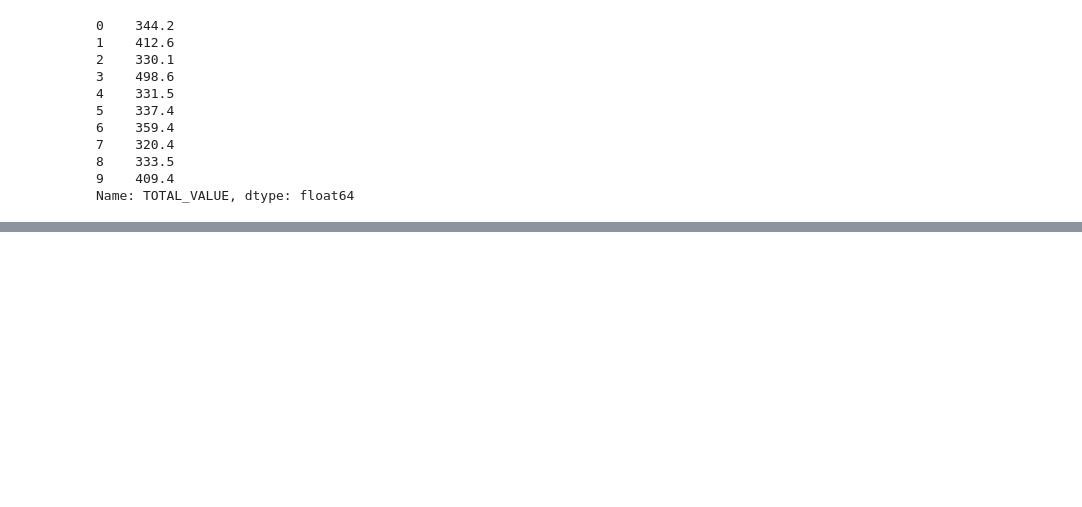
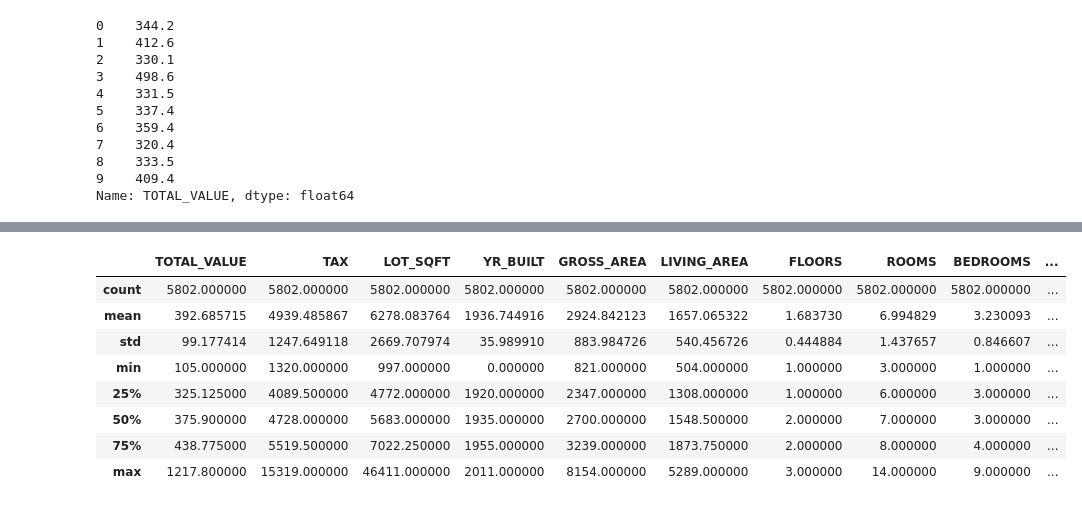
Before and after one commit to yunaasi/Python-Data-Mining, a Jupyter notebook: 데이터마이닝 수업 정리/CH1.2주차.ipynb, the cells around one changed output, grey strips where cells are left out. Drawn from its saved outputs; the diff is of its cells as text; code cells hidden in the pictures; blank space fills up the shorter version.

```diff
--- a/데이터마이닝 수업 정리/CH1.2주차.ipynb
+++ b/데이터마이닝 수업 정리/CH1.2주차.ipynb
@@ -244,0 +273,13 @@ Name: TOTAL_VALUE, dtype: float64
+# %%
+# 전체 데이터 요약
+housing_df.describe()
+# %% [output]
+|  | TOTAL_VALUE | TAX | LOT_SQFT | YR_BUILT | GROSS_AREA | LIVING_AREA | FLOORS | ROOMS | BEDROOMS | ... |
+| count | 5802.000000 | 5802.000000 | 5802.000000 | 5802.000000 | 5802.000000 | 5802.000000 | 5802.000000 | 5802.000000 | 5802.000000 | ... |
+| mean | 392.685715 | 4939.485867 | 6278.083764 | 1936.744916 | 2924.842123 | 1657.065322 | 1.683730 | 6.994829 | 3.230093 | ... |
+| std | 99.177414 | 1247.649118 | 2669.707974 | 35.989910 | 883.984726 | 540.456726 | 0.444884 | 1.437657 | 0.846607 | ... |
+| min | 105.000000 | 1320.000000 | 997.000000 | 0.000000 | 821.000000 | 504.000000 | 1.000000 | 3.000000 | 1.000000 | ... |
+| 25% | 325.125000 | 4089.500000 | 4772.000000 | 1920.000000 | 2347.000000 | 1308.000000 | 1.000000 | 6.000000 | 3.000000 | ... |
+| 50% | 375.900000 | 4728.000000 | 5683.000000 | 1935.000000 | 2700.000000 | 1548.500000 | 2.000000 | 7.000000 | 3.000000 | ... |
+| 75% | 438.775000 | 5519.500000 | 7022.250000 | 1955.000000 | 3239.000000 | 1873.750000 | 2.000000 | 8.000000 | 4.000000 | ... |
+| max | 1217.800000 | 15319.000000 | 46411.000000 | 2011.000000 | 8154.000000 | 5289.000000 | 3.000000 | 14.000000 | 9.000000 | ... |
```
Also changed, not shown: parts of 19 cells of this notebook.
